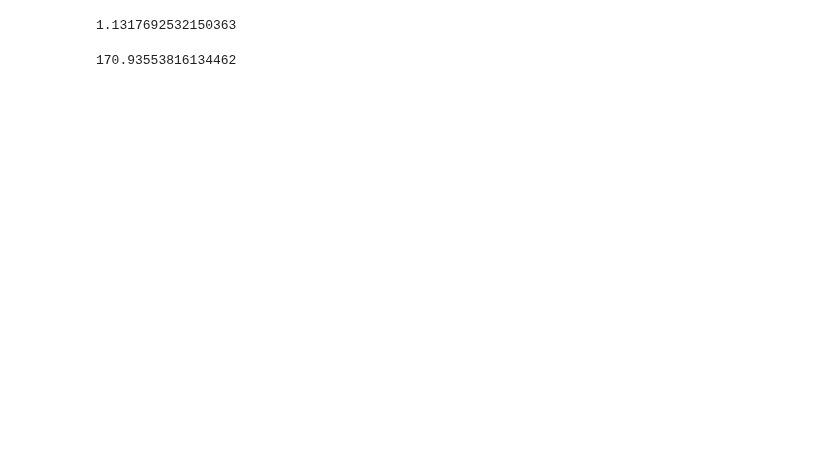
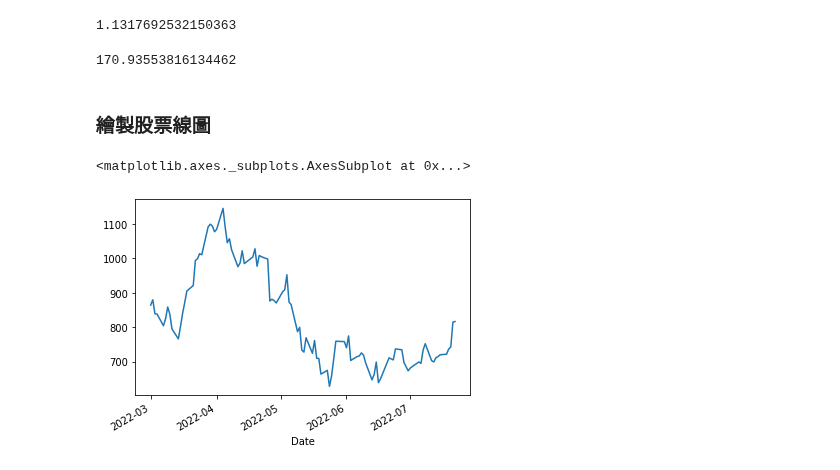
Before and after one commit to kevin1786/20220702-Python-K, a Jupyter notebook: 20220723.ipynb, the cells around one changed output. Drawn from its saved outputs; the diff is of its cells as text; code cells hidden in the pictures; blank space fills up the shorter version.

```diff
--- a/20220723.ipynb
+++ b/20220723.ipynb
@@ -274,3 +276,5 @@ df[-5:]['Close'][-1]/df[-5:]['Close'][0]
 df['Close'][-1]/df['Close'][0]
 # %% [output]
 170.93553816134462
+# %% [markdown]
+### 繪製股票線圖
@@ -276,0 +287,5 @@ df['Close'][-1]/df['Close'][0]
+# %%
+df.tail(100)['Close'].plot()
+# %% [output]
+<matplotlib.axes._subplots.AxesSubplot at 0x...>
+[figure, added]
```
Also changed, not shown: parts of 23 cells of this notebook.
